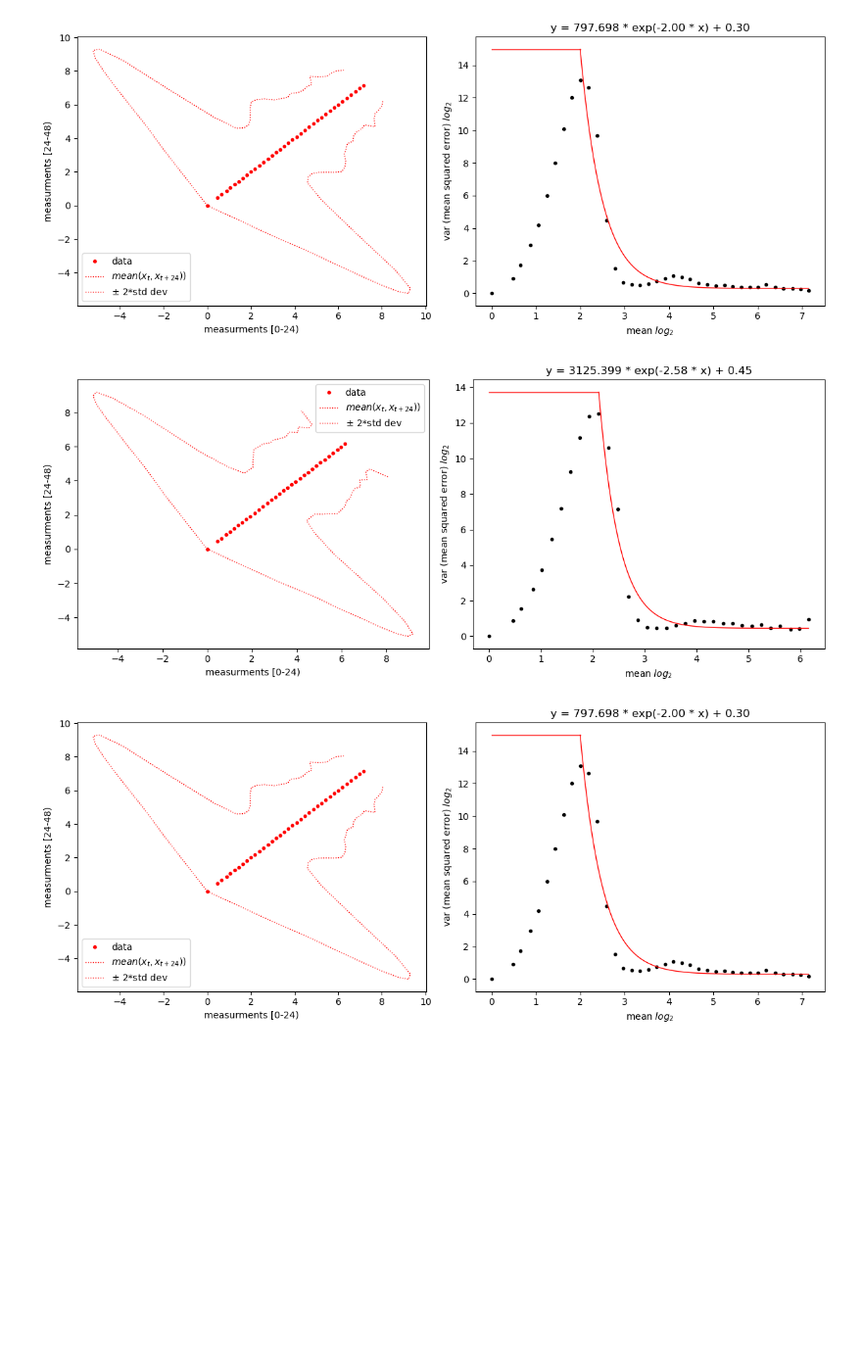
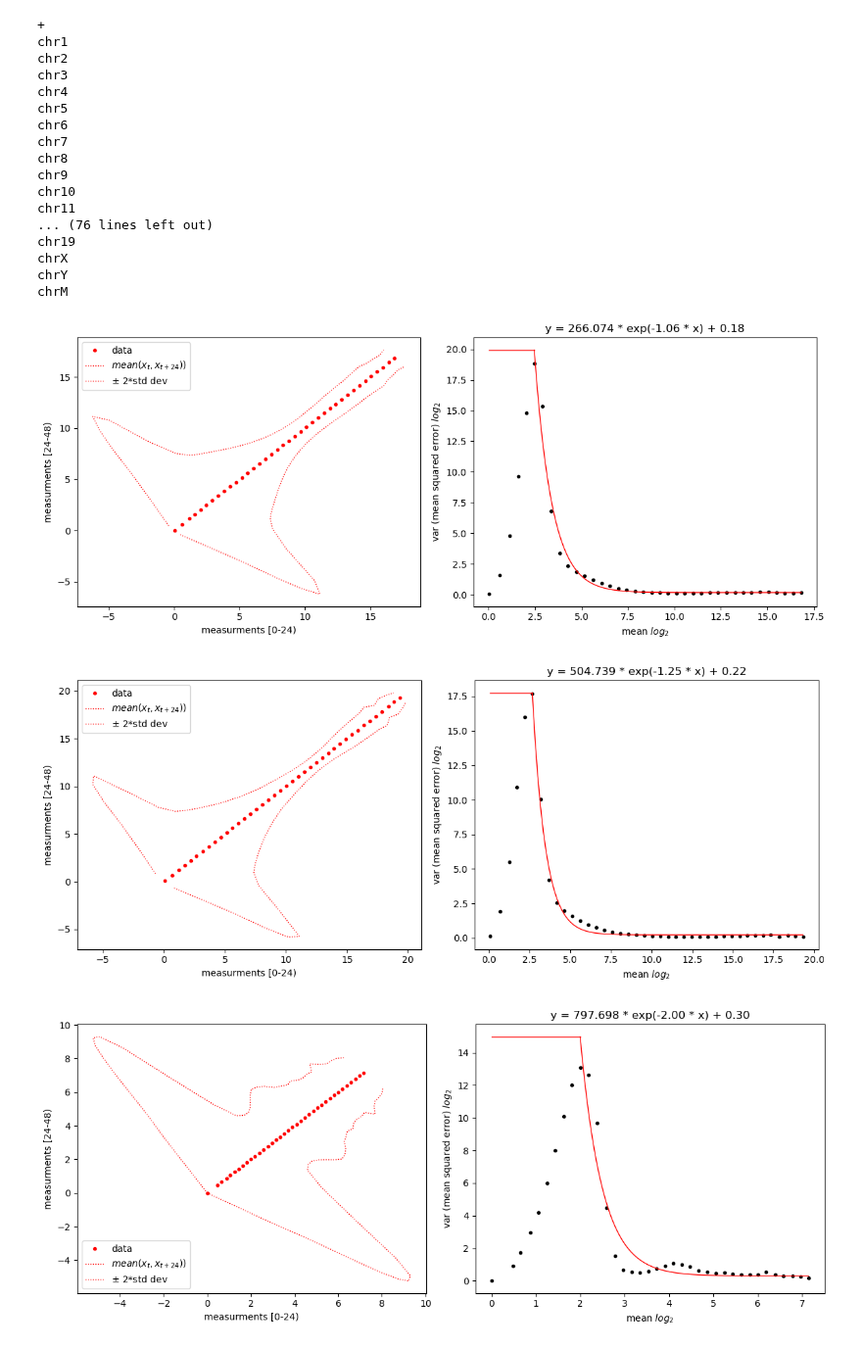
Before and after one commit to jmbreda/PROseq, a Jupyter notebook: notebooks/Noise_model.ipynb, the cells around one changed output. Shown at 98% size. Cells and saved outputs as stored; diff of their text form; code cells hidden in the pictures; blank space fills up the shorter version.

Commit message:
Kalman filter and log coverage (upnae)

```diff
--- a/notebooks/Noise_model.ipynb
+++ b/notebooks/Noise_model.ipynb
@@ -6,24 +7,44 @@ import matplotlib.pyplot as plt
 # %%
-for bin_size in [1000, 10000]:
-    CHR = [f'chr{c+1}' for c in range(0,19)] + ['chrX','chrY','chrM']
-    Tables = [f'../results/binned_norm_coverage/NormCoverage_3p_bin{bin_size}bp_{c}.csv' for c in CHR]
+Strand = ['+', '-']
+strand_dict = {'forward':'+',
+                'reverse':'-',
+                '+':'forward',
+                '-':'reverse'}
+CHR = [f'chr{c+1}' for c in range(0,19)] + ['chrX','chrY','chrM']
+T = np.arange(0,48,4)
+Samples = [f'CT{t:02d}' for t in T]
+bw_folder = '../results/binned_norm_coverage'
 
-    c = 'chr19'
-    Tables = [f'../results/binned_norm_coverage/NormCoverage_3p_bin{bin_size}bp_{c}.csv']
+for bin_size in [1000,10000]:
 
     # load tables
-    df = pd.DataFrame()
-    for fin in Tables:
-        df_t = pd.read_csv(fin,index_col=0,sep='\t')
-        # remove rows with less that 50% of nans
-        #df_t = df_t.loc[df_t.isna().sum(axis=1) < df_t.shape[1]/2,:]
-        df = pd.concat([df,df_t],axis=0)
+    df = pd.DataFrame(columns=['start','end'])
+    for strand in Strand:
+        print(strand)
+        for chr in CHR:
+            print(chr)
+            df_chr_strand = pd.DataFrame(columns=['start','end'])
+            for t in T:
+                sample = f'CT{t:02d}'
+                fin = f"{bw_folder}/{sample}/NormCoverage_3p_{strand_dict[strand]}_bin{bin_size}bp.bw"
+                f = bw.open(fin)
+                df_t = pd.DataFrame(f.intervals(chr),columns=['start','end',sample])
+                df_chr_strand = pd.merge(df_chr_strand,df_t,how='outer',on=['start','end'])
+
+            df = pd.concat([df,df_chr_strand],axis=0)
+
+    # remove chr start end strand
+    df.drop(columns=['start','end'],inplace=True)
+
+    # remove rows with more than 50% of nan values
+    df.dropna(thresh=len(T)//2,inplace=True)
+
     df.fillna(0,inplace=True)
     df = df.apply(lambda x: np.log2(x+1),axis=1)
 
     # separate mesurments at time [0-24) and [24-48)
-    x = df.loc[:,[f"CT{t:02d}{s}" for t in np.arange(0 ,24,4) for s in ['+', '-']]].values.flatten()
-    y = df.loc[:,[f"CT{t:02d}{s}" for t in np.arange(24,48,4) for s in ['+', '-']]].values.flatten()
+    x = df.loc[:,[f"CT{t:02d}" for t in np.arange(0 ,24,4)]].values.flatten()
+    y = df.loc[:,[f"CT{t:02d}" for t in np.arange(24,48,4)]].values.flatten()
     #x = df.loc[:,[f"{t}{s}" for t in np.arange(0 ,24,4) for s in ['+', '-']]].values.flatten()
     #y = df.loc[:,[f"{t}{s}" for t in np.arange(24,48,4) for s in ['+', '-']]].values.flatten()
     df_err = pd.DataFrame({'x':x,'y':y})
@@ -47,35 +68,52 @@ for bin_size in [1000, 10000]:
         return a * np.exp(-lam * x) + c
 
     popt, pcov = curve_fit(func, df_err.loc[idx_err_max:,'m'].values, df_err.loc[idx_err_max:,'err'].values, p0=[100, 1, 0.1],maxfev=10000)
     err_max = func(df_err.at[idx_err_max,'m'], *popt)
 
     # plot
     fig, axes = plt.subplots(1,2,figsize=(12,5))
 
     ax = axes[0]
     #ax.scatter(x,y,s=1,c='k',alpha=.2,rasterized=True)
     ax.plot(df_err.m,df_err.m,'r.',lw=2)
     ax.plot(df_err.m - 2*np.sqrt(df_err['err']),df_err.m + 2*np.sqrt(df_err['err']),'r:',lw=1)
     ax.plot(df_err.m + 2*np.sqrt(df_err['err']),df_err.m - 2*np.sqrt(df_err['err']),'r:',lw=1)
     ax.set_xlabel('measurments [0-24)')
     ax.set_ylabel('measurments [24-48)')
     ax.legend(['data','$mean(x_t,x_{t+24})$)',r'$\pm$ 2*std dev'])
 
     ax = axes[1]
     ax.plot(df_err['m'],df_err['err'],'k.',lw=1)
     _x = np.linspace(df_err.at[idx_err_max,'m'],df_err.loc[:,'m'].values[-1],100)
     ax.plot(_x, func(_x, *popt), 'r-',lw=1)
     ax.plot(df_err.loc[[0,idx_err_max],'m'].values,[err_max,err_max],'r-',lw=1)
 
     ax.title.set_text(f"y = {popt[0]:.3f} * exp(-{popt[1]:.2f} * x) + {popt[2]:.2f}")
     ax.set_xlabel(r'mean $log_2$')
     ax.set_ylabel(r'var (mean squared error) $log_2$')
 
 
     fig.tight_layout()
 # %% [output]
++
+chr1
+chr2
+chr3
+chr4
+chr5
+chr6
+chr7
+chr8
+chr9
+chr10
+chr11
+... (76 lines left out)
+chr19
+chrX
+chrY
+chrM
-[figure, old version]
+[figure, new version]
-[figure, old version]
+[figure, new version]
 # %%
 for bin_size in [1000, 10000]:
     CHR = [f'chr{c+1}' for c in range(0,19)] + ['chrX','chrY','chrM']
```
Also changed, not shown: parts of 3 cells of this notebook, 6 other files.
